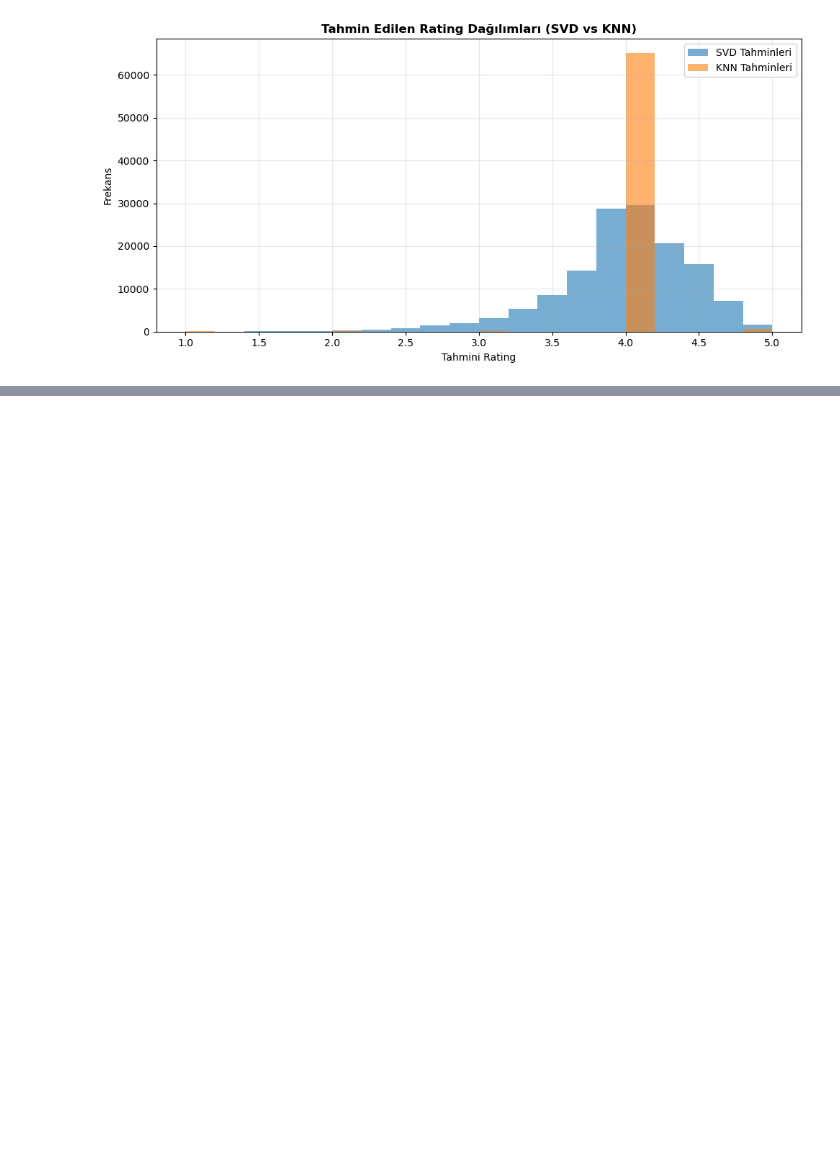
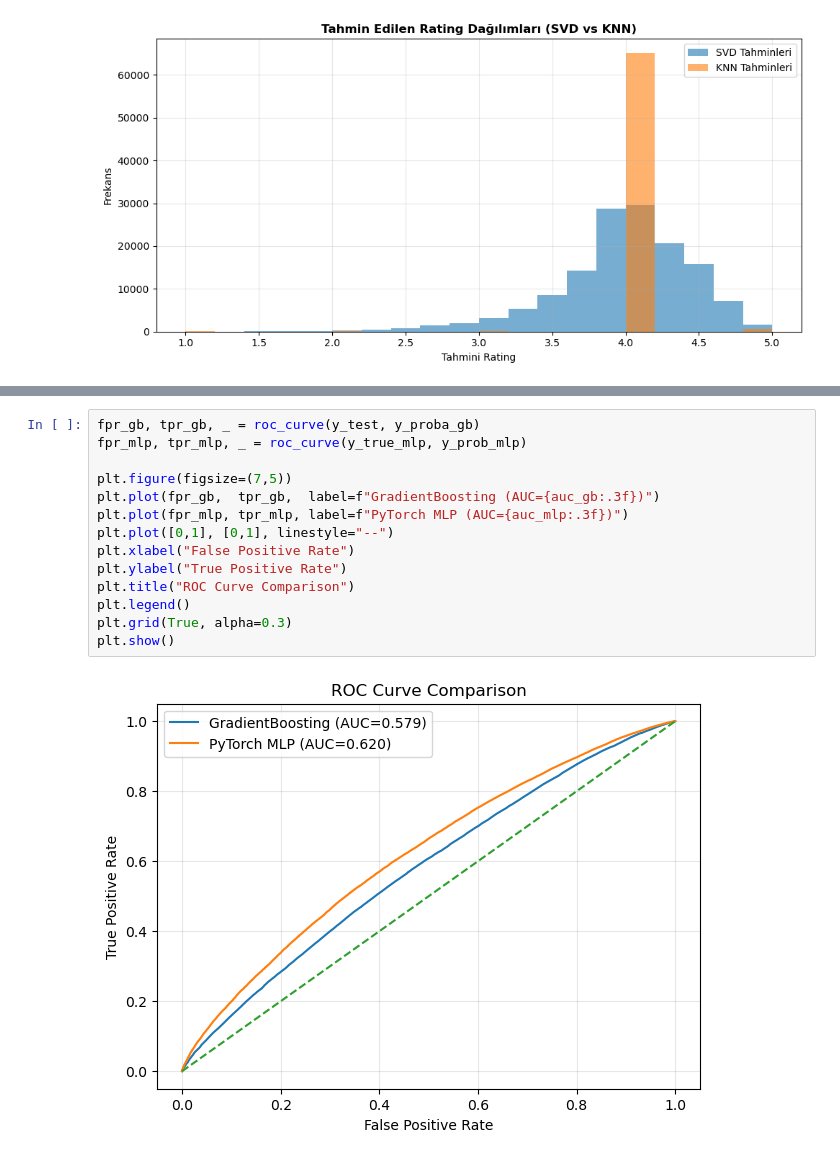
Before and after one commit to evil1341/Semicolon, a Jupyter notebook: Ayham_Elmatar_22040301011_Semicolon.ipynb, the cells around one changed output, grey strips where cells are left out. Cells and saved outputs as stored; diff of their text form; blank space fills up the shorter version.

```diff
--- a/Ayham_Elmatar_22040301011_Semicolon.ipynb
+++ b/Ayham_Elmatar_22040301011_Semicolon.ipynb
@@ -795,0 +1267,16 @@ Item-Based KNN (Optimized) 1.459509 1.206119
+# %%
+fpr_gb, tpr_gb, _ = roc_curve(y_test, y_proba_gb)
+fpr_mlp, tpr_mlp, _ = roc_curve(y_true_mlp, y_prob_mlp)
+
+plt.figure(figsize=(7,5))
+plt.plot(fpr_gb,  tpr_gb,  label=f"GradientBoosting (AUC={auc_gb:.3f})")
+plt.plot(fpr_mlp, tpr_mlp, label=f"PyTorch MLP (AUC={auc_mlp:.3f})")
+plt.plot([0,1], [0,1], linestyle="--")
+plt.xlabel("False Positive Rate")
+plt.ylabel("True Positive Rate")
+plt.title("ROC Curve Comparison")
+plt.legend()
+plt.grid(True, alpha=0.3)
+plt.show()
+# %% [output]
+[figure, added]
```
Also changed, not shown: parts of 30 cells of this notebook.
